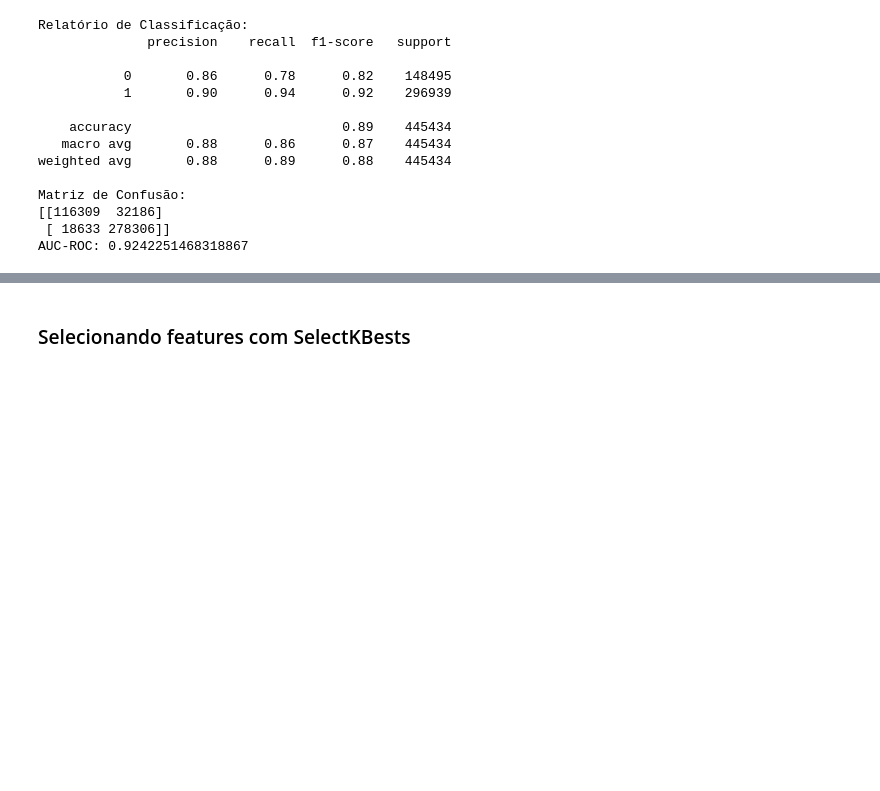
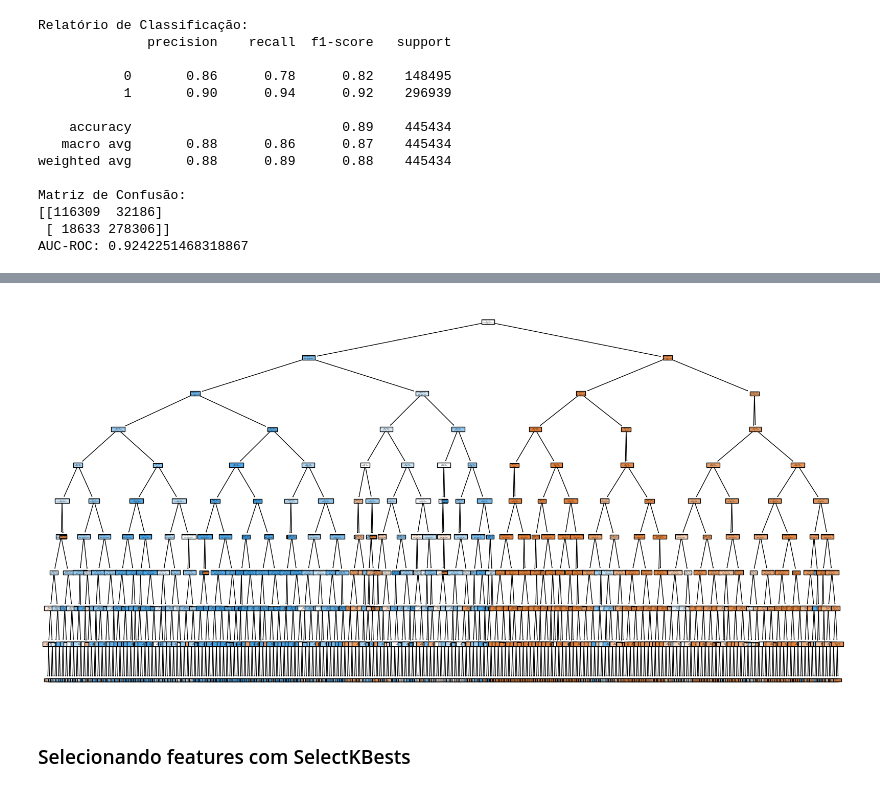
Before and after one commit to mariabandeira/AdministracaoPublica, a Jupyter notebook: CadUnico/RandomForest/TrainningKBests.ipynb, the cells around one changed output, grey strips where cells are left out. Saved outputs shown, nothing was run; the diff lists cells and outputs as text; code cells hidden in the pictures; blank space fills up the shorter version.

```diff
--- a/CadUnico/RandomForest/TrainningKBests.ipynb
+++ b/CadUnico/RandomForest/TrainningKBests.ipynb
@@ -202,0 +328,13 @@ AUC-ROC: 0.9242251468318867
+# %%
+from sklearn.tree import plot_tree
+import matplotlib.pyplot as plt
+
+# Convert rf_model.classes_ to strings
+class_names_str = [str(c) for c in rf_model.classes_]
+
+# Visualizando a primeira árvore
+plt.figure(figsize=(20, 10))
+plot_tree(rf_model.estimators_[0], filled=True, feature_names=feature_names, class_names=class_names_str) # Using the converted class names
+plt.show()
+# %% [output]
+[figure, added]
```
Also changed, not shown: parts of 19 cells of this notebook.
